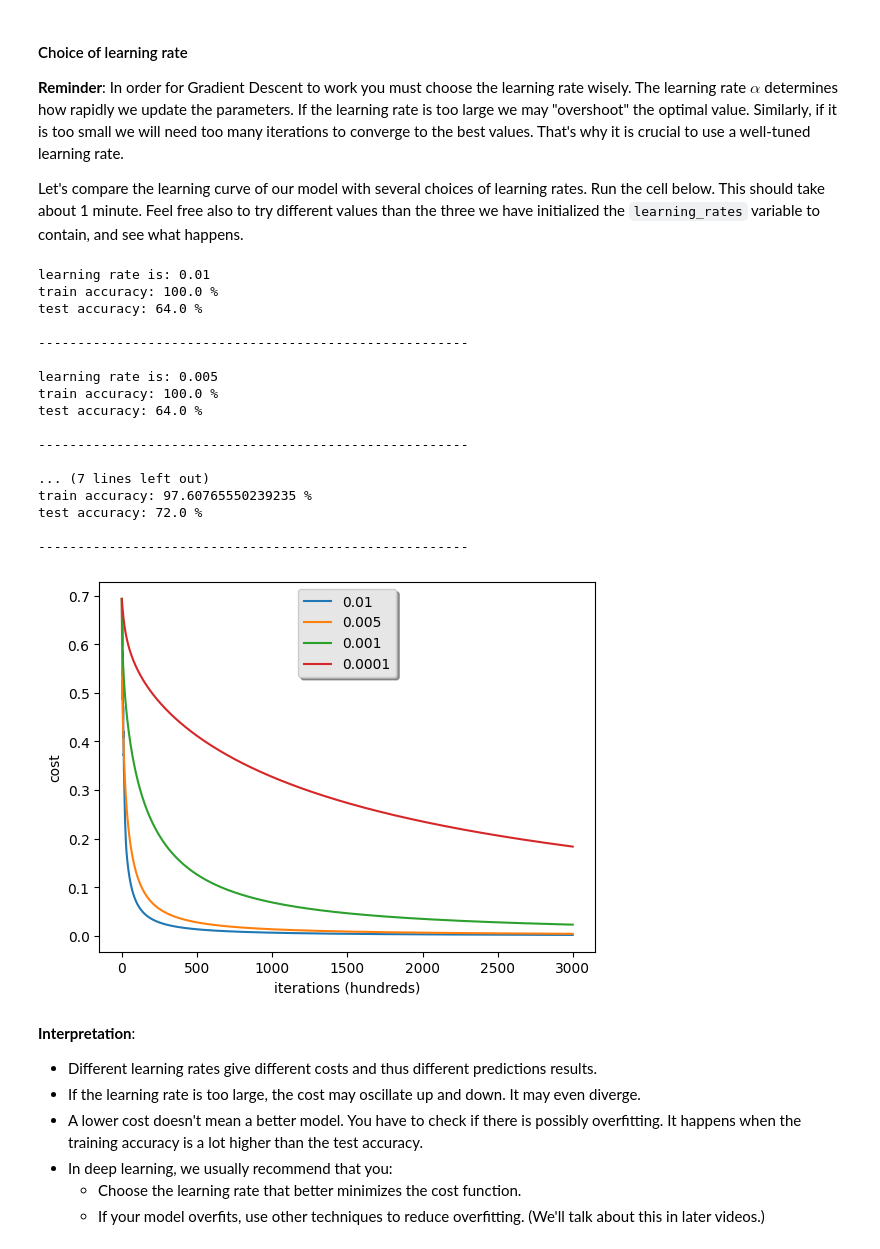
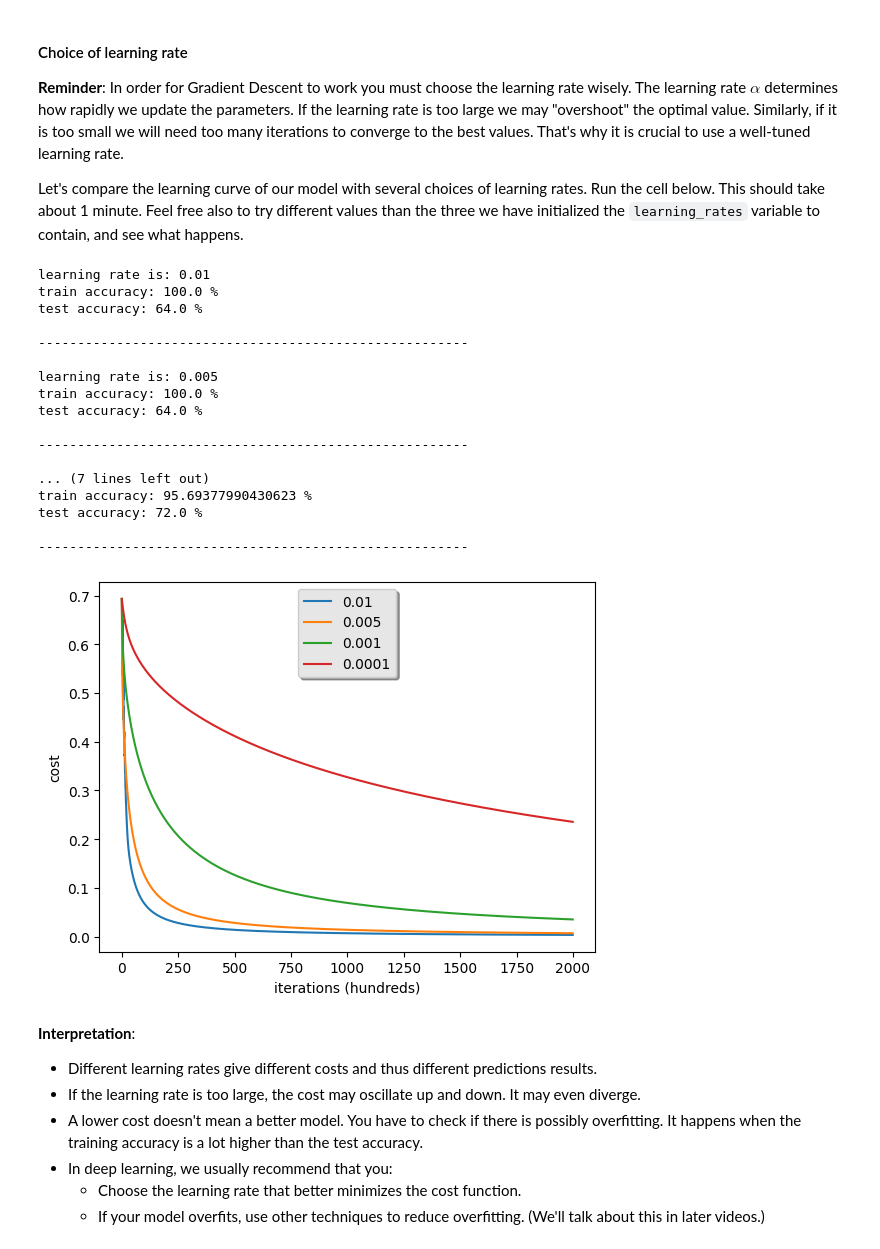
Before and after one commit to LukasBenner/MaschineLearningLectureTasks, a Jupyter notebook: Logistic_regression/Logistic_Regression_with_a_Neural_Network_mindset.ipynb, the cells around one changed output. Saved outputs shown, nothing was run; the diff lists cells and outputs as text; code cells hidden in the pictures.

```diff
--- a/Logistic_regression/Logistic_Regression_with_a_Neural_Network_mindset.ipynb
+++ b/Logistic_regression/Logistic_Regression_with_a_Neural_Network_mindset.ipynb
@@ -698,38 +698,38 @@ for i in learning_rates:
     print ("learning rate is: " + str(i))
     train_set_x = normalize_data(train_set_x)
     test_set_x = normalize_data(test_set_x)
-    models[str(i)] = model(train_set_x, train_set_y, test_set_x, test_set_y, num_iterations = 3000, learning_rate = i, print_cost = False)
+    models[str(i)] = model(train_set_x, train_set_y, test_set_x, test_set_y, num_iterations = 2000, learning_rate = i, print_cost = False)
     print ('\n' + "-------------------------------------------------------" + '\n')
 
 for i in learning_rates:
     plt.plot(models[str(i)]["costs"], label= str(models[str(i)]["learning_rate"]))
 
 plt.ylabel('cost')
 plt.xlabel('iterations (hundreds)')
 
 legend = plt.legend(loc='upper center', shadow=True)
 frame = legend.get_frame()
 frame.set_facecolor('0.90')
 plt.show()
 # %% [output]
 learning rate is: 0.01
 train accuracy: 100.0 %
 test accuracy: 64.0 %
 
 -------------------------------------------------------
 
 learning rate is: 0.005
 train accuracy: 100.0 %
 test accuracy: 64.0 %
 
 -------------------------------------------------------
 
 ... (7 lines left out)
-train accuracy: 97.60765550239235 %
+train accuracy: 95.69377990430623 %
 test accuracy: 72.0 %
 
 -------------------------------------------------------
-[figure, old version]
+[figure, new version]
 # %% [markdown]
 **Interpretation**:
 - Different learning rates give different costs and thus different predictions results.
```
